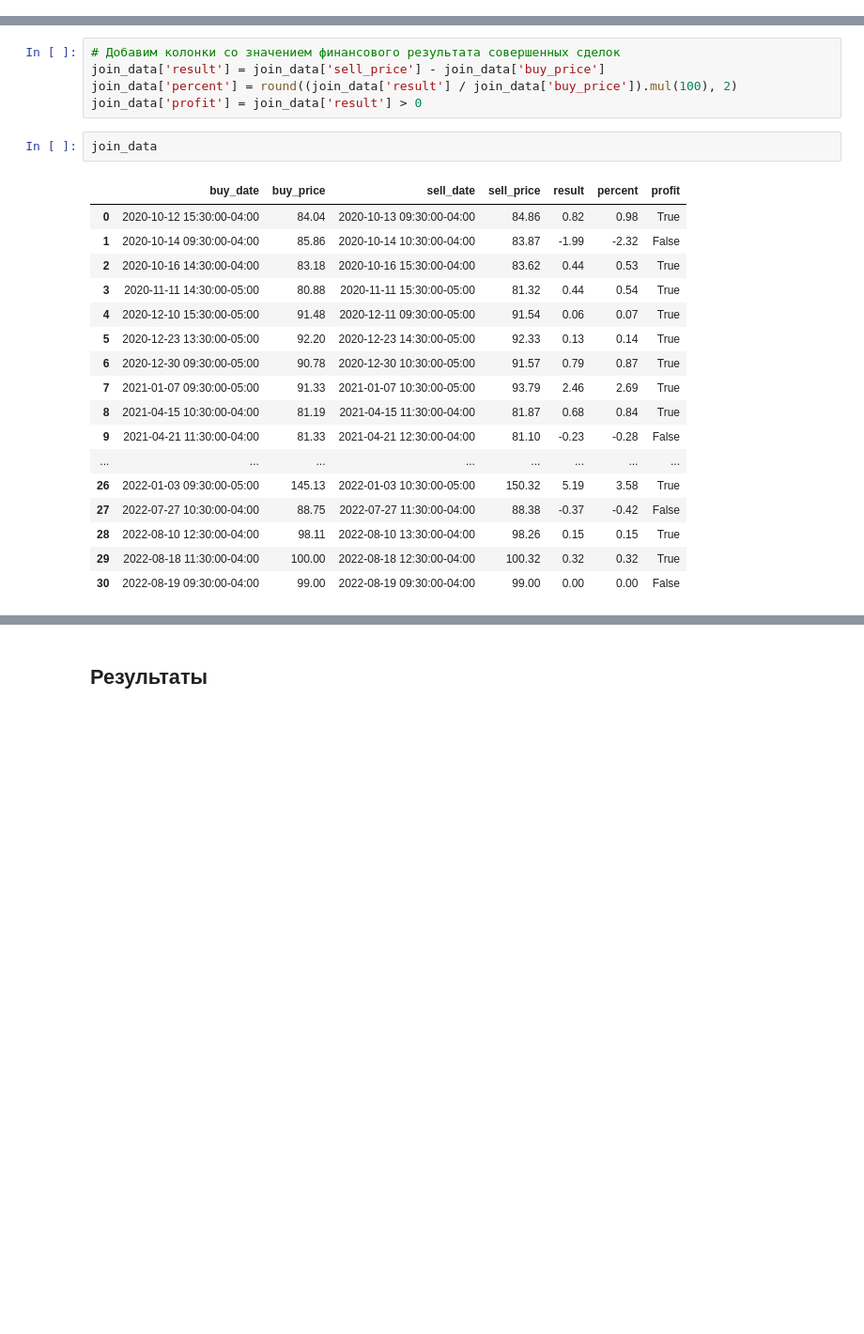
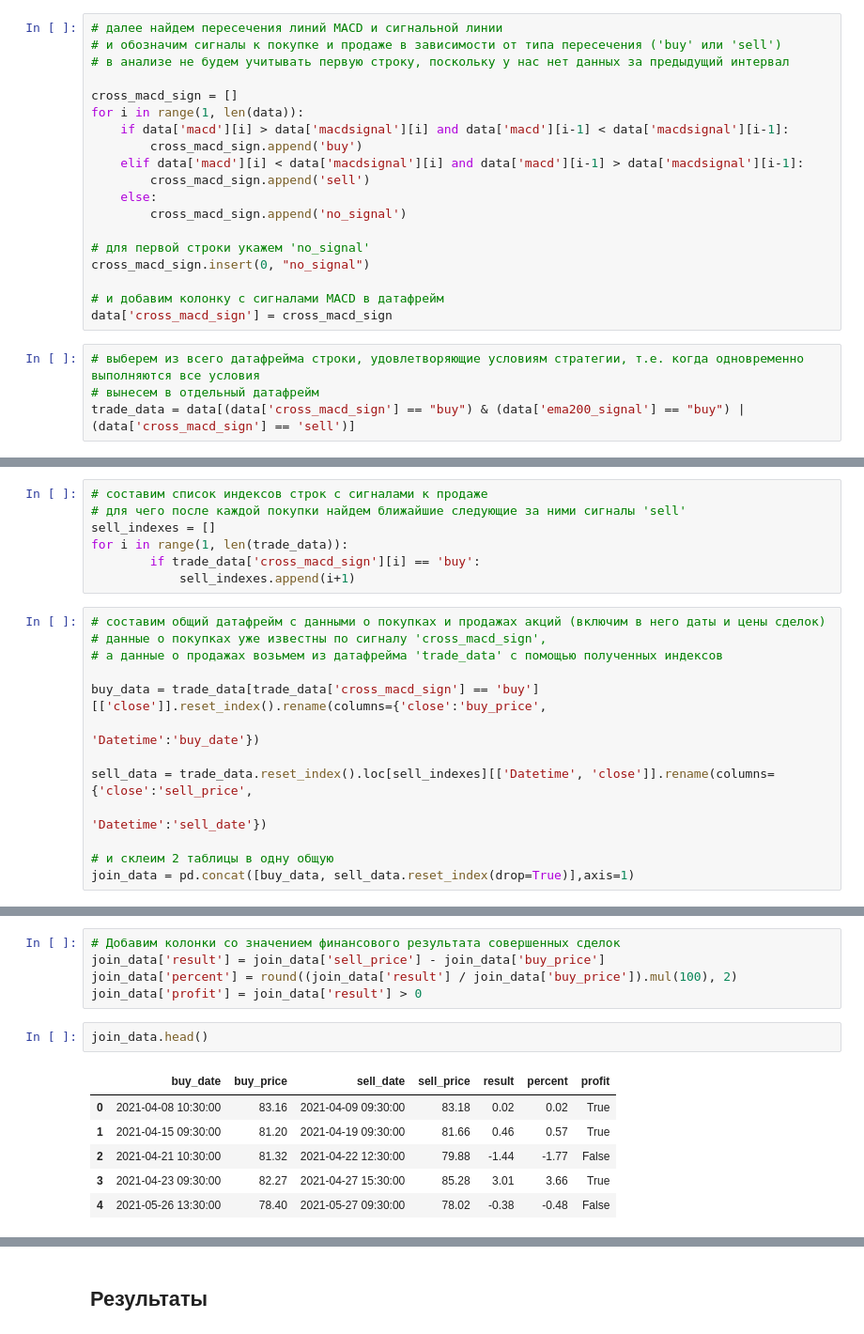
Before and after one commit to Maxwavez/Backtesting-of-stock-market-trading-strategies, a Jupyter notebook: MACD and 200 EMA strategy backtest.ipynb, the cells around one changed output, grey strips where cells are left out. Shown at 94% size. Drawn from its saved outputs; the diff is of its cells as text; blank space fills up the shorter version.

```diff
--- a/MACD and 200 EMA strategy backtest.ipynb
+++ b/MACD and 200 EMA strategy backtest.ipynb
@@ -191,0 +129,23 @@ join_data = pd.concat([buy_dates_data.reset_index(drop = True), sell_dates_data.
+# %%
+# далее найдем пересечения линий MACD и сигнальной линии
+# и обозначим сигналы к покупке и продаже в зависимости от типа пересечения ('buy' или 'sell')
+# в анализе не будем учитывать первую строку, поскольку у нас нет данных за предыдущий интервал
+
+cross_macd_sign = []
+for i in range(1, len(data)):
+    if data['macd'][i] > data['macdsignal'][i] and data['macd'][i-1] < data['macdsignal'][i-1]:
+        cross_macd_sign.append('buy')
+    elif data['macd'][i] < data['macdsignal'][i] and data['macd'][i-1] > data['macdsignal'][i-1]:
+        cross_macd_sign.append('sell')
+    else:
+        cross_macd_sign.append('no_signal')
+
+# для первой строки укажем 'no_signal'
+cross_macd_sign.insert(0, "no_signal")
+
+# и добавим колонку с сигналами MACD в датафрейм
+data['cross_macd_sign'] = cross_macd_sign
+# %%
+# выберем из всего датафрейма строки, удовлетворяющие условиям стратегии, т.е. когда одновременно выполняются все условия
+# вынесем в отдельный датафрейм
+trade_data = data[(data['cross_macd_sign'] == "buy") & (data['ema200_signal'] == "buy") | (data['cross_macd_sign'] == 'sell')]
@@ -192,3 +164,23 @@ join_data = pd.concat([buy_dates_data.reset_index(drop = True), sell_dates_data.
+# %%
+# составим список индексов строк с сигналами к продаже
+# для чего после каждой покупки найдем ближайшие следующие за ними сигналы 'sell'
+sell_indexes = []
+for i in range(1, len(trade_data)):
+        if trade_data['cross_macd_sign'][i] == 'buy':
+            sell_indexes.append(i+1)
+# %%
+# составим общий датафрейм с данными о покупках и продажах акций (включим в него даты и цены сделок)
+# данные о покупках уже известны по сигналу 'cross_macd_sign',
+# а данные о продажах возьмем из датафрейма 'trade_data' с помощью полученных индексов
+
+buy_data = trade_data[trade_data['cross_macd_sign'] == 'buy'][['close']].reset_index().rename(columns={'close':'buy_price',
+                                                                                                      'Datetime':'buy_date'})
+
+sell_data = trade_data.reset_index().loc[sell_indexes][['Datetime', 'close']].rename(columns={'close':'sell_price',
+                                                                                             'Datetime':'sell_date'})
+
+# и склеим 2 таблицы в одну общую
+join_data = pd.concat([buy_data, sell_data.reset_index(drop=True)],axis=1)
 # %%
 join_data.head()
 # %% [output]
@@ -204,22 +196,11 @@ join_data['result'] = join_data['sell_price'] - join_data['buy_price']
 join_data['percent'] = round((join_data['result'] / join_data['buy_price']).mul(100), 2)
 join_data['profit'] = join_data['result'] > 0
 # %%
-join_data
+join_data.head()
 # %% [output]
 |  | buy_date | buy_price | sell_date | sell_price | result | percent | profit |
-| 0 | 2020-10-12 15:30:00-04:00 | 84.04 | 2020-10-13 09:30:00-04:00 | 84.86 | 0.82 | 0.98 | True |
-| 1 | 2020-10-14 09:30:00-04:00 | 85.86 | 2020-10-14 10:30:00-04:00 | 83.87 | -1.99 | -2.32 | False |
-| 2 | 2020-10-16 14:30:00-04:00 | 83.18 | 2020-10-16 15:30:00-04:00 | 83.62 | 0.44 | 0.53 | True |
-| 3 | 2020-11-11 14:30:00-05:00 | 80.88 | 2020-11-11 15:30:00-05:00 | 81.32 | 0.44 | 0.54 | True |
-| 4 | 2020-12-10 15:30:00-05:00 | 91.48 | 2020-12-11 09:30:00-05:00 | 91.54 | 0.06 | 0.07 | True |
-| 5 | 2020-12-23 13:30:00-05:00 | 92.20 | 2020-12-23 14:30:00-05:00 | 92.33 | 0.13 | 0.14 | True |
-| 6 | 2020-12-30 09:30:00-05:00 | 90.78 | 2020-12-30 10:30:00-05:00 | 91.57 | 0.79 | 0.87 | True |
-| 7 | 2021-01-07 09:30:00-05:00 | 91.33 | 2021-01-07 10:30:00-05:00 | 93.79 | 2.46 | 2.69 | True |
-| 8 | 2021-04-15 10:30:00-04:00 | 81.19 | 2021-04-15 11:30:00-04:00 | 81.87 | 0.68 | 0.84 | True |
-| 9 | 2021-04-21 11:30:00-04:00 | 81.33 | 2021-04-21 12:30:00-04:00 | 81.10 | -0.23 | -0.28 | False |
-| ... | ... | ... | ... | ... | ... | ... | ... |
-| 26 | 2022-01-03 09:30:00-05:00 | 145.13 | 2022-01-03 10:30:00-05:00 | 150.32 | 5.19 | 3.58 | True |
-| 27 | 2022-07-27 10:30:00-04:00 | 88.75 | 2022-07-27 11:30:00-04:00 | 88.38 | -0.37 | -0.42 | False |
-| 28 | 2022-08-10 12:30:00-04:00 | 98.11 | 2022-08-10 13:30:00-04:00 | 98.26 | 0.15 | 0.15 | True |
-| 29 | 2022-08-18 11:30:00-04:00 | 100.00 | 2022-08-18 12:30:00-04:00 | 100.32 | 0.32 | 0.32 | True |
-| 30 | 2022-08-19 09:30:00-04:00 | 99.00 | 2022-08-19 09:30:00-04:00 | 99.00 | 0.00 | 0.00 | False |
+| 0 | 2021-04-08 10:30:00 | 83.16 | 2021-04-09 09:30:00 | 83.18 | 0.02 | 0.02 | True |
+| 1 | 2021-04-15 09:30:00 | 81.20 | 2021-04-19 09:30:00 | 81.66 | 0.46 | 0.57 | True |
+| 2 | 2021-04-21 10:30:00 | 81.32 | 2021-04-22 12:30:00 | 79.88 | -1.44 | -1.77 | False |
+| 3 | 2021-04-23 09:30:00 | 82.27 | 2021-04-27 15:30:00 | 85.28 | 3.01 | 3.66 | True |
+| 4 | 2021-05-26 13:30:00 | 78.40 | 2021-05-27 09:30:00 | 78.02 | -0.38 | -0.48 | False |
```
Also changed, not shown: parts of 67 cells of this notebook.
